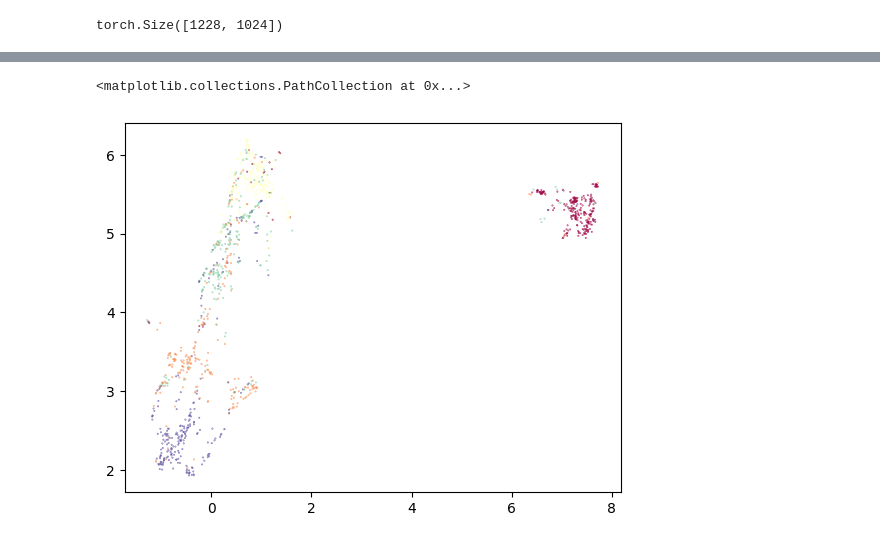
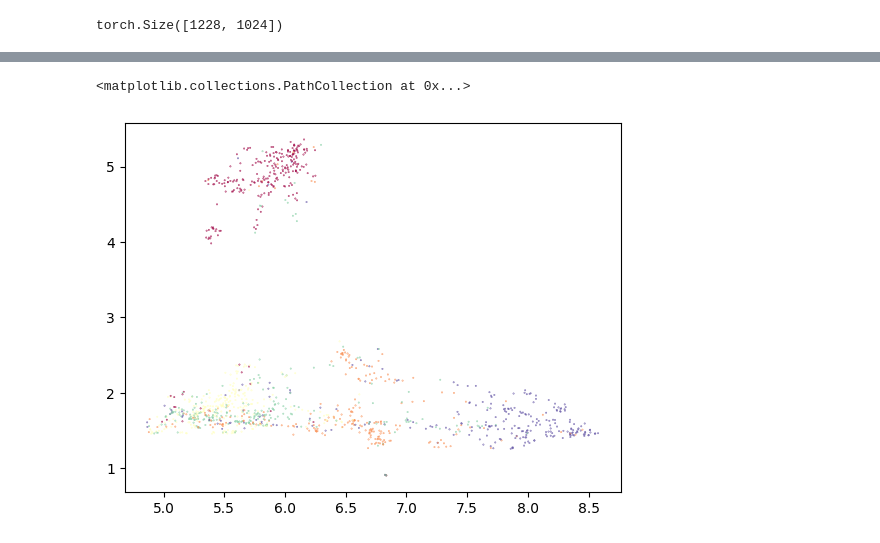
Before and after one commit to EtienneDNL/DTI5125_Assignment2, a Jupyter notebook: embeddings_UMAP_HDBSCAN.ipynb, the cells around one changed output, grey strips where cells are left out. Cells and saved outputs as stored; diff of their text form; code cells hidden in the pictures.

```diff
--- a/embeddings_UMAP_HDBSCAN.ipynb
+++ b/embeddings_UMAP_HDBSCAN.ipynb
@@ -83,16 +83,16 @@ plt.scatter(umap_embedding[:, 0], umap_embedding[:, 1], c=targets, s=0.1, cmap='
 # %%
 clusterable_embedding = umap.UMAP(
-    n_neighbors=15,
-    min_dist=0.0,
+    n_neighbors=20,
+    min_dist=0.1,
     n_components=16,
     random_state=42,
 ).fit_transform(embeddings.cpu().to(torch.float32).numpy())
 
 plt.scatter(clusterable_embedding[:, 0], clusterable_embedding[:, 1],
             c=targets, s=0.1, cmap='Spectral')
 # %% [output]
 <matplotlib.collections.PathCollection at 0x...>
-[figure, old version]
+[figure, new version]
 # %%
 labels = hdbscan.HDBSCAN(
     min_samples=15,
```
Also changed, not shown: parts of 3 cells of this notebook, 3 other files.
